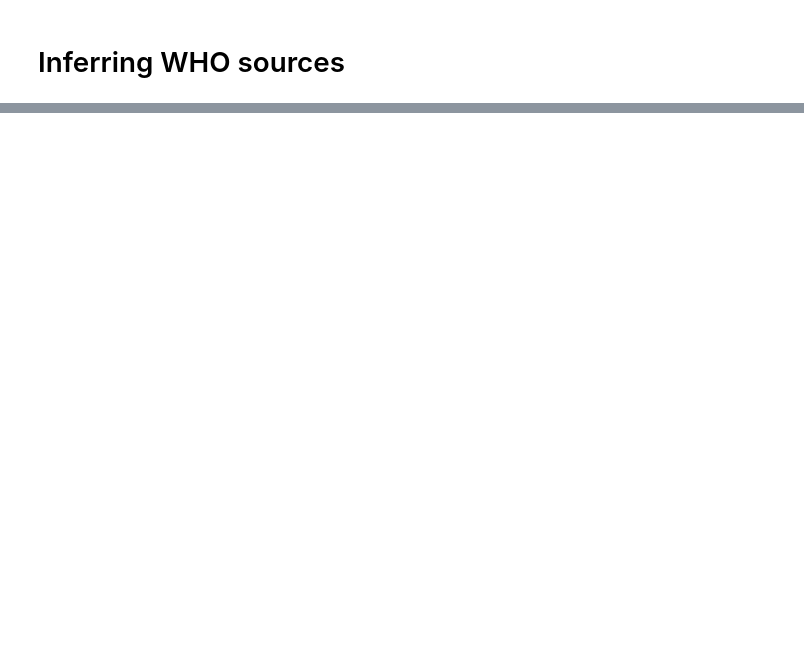
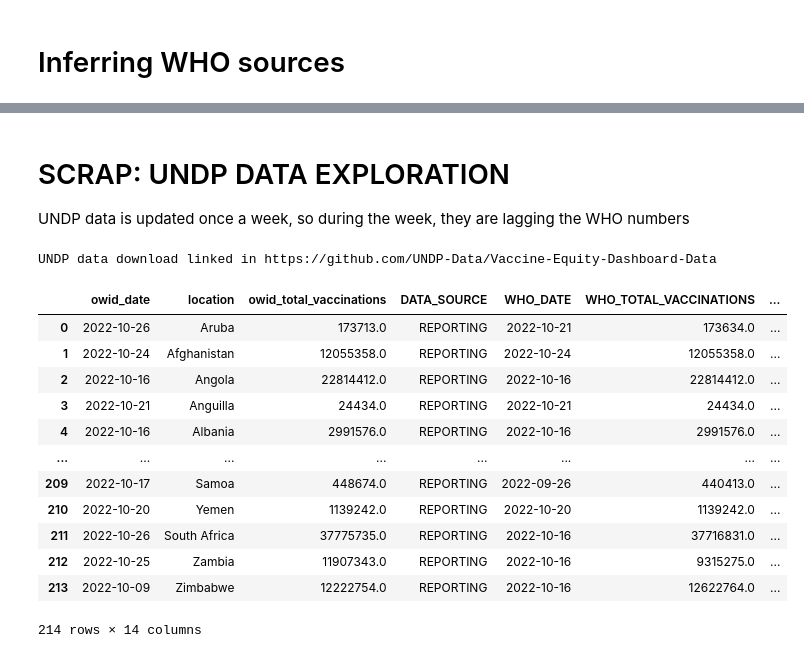
Before and after one commit to pandemic-tracking/global-vaccine, a Jupyter notebook: OWID_WHO_vaccine_administration_comparison.ipynb, the cells around one changed output, grey strips where cells are left out. Drawn from its saved outputs; the diff is of its cells as text; code cells hidden in the pictures; blank space fills up the shorter version.

Commit message:
added UNDP

```diff
--- a/OWID_WHO_vaccine_administration_comparison.ipynb
+++ b/OWID_WHO_vaccine_administration_comparison.ipynb
@@ -229,3 +228,54 @@ alt.Chart(merged_data).mark_bar().encode(
 )
 # %% [output]
 [interactive output not drawn]
+# %% [markdown]
+# SCRAP: UNDP DATA EXPLORATION
+UNDP data is updated once a week, so during the week, they are lagging the WHO numbers
+# %%
+print('UNDP data download linked in https://github.com/UNDP-Data/Vaccine-Equity-Dashboard-Data')
+undp_current_csv = "https://raw.githubusercontent.com/UNDP-Data/Vaccine-Equity-Dashboard-Data/main/Data.csv"
+who_yesterday_csv = "http://pandemic-tracking-collective-data.s3-website-us-east-1.amazonaws.com/globalvax/GL/GL-who_vaccination_data-20221026-134504.csv"
+undp_data = pd.read_csv(undp_current_csv)
+
+# drop columns from UNDP data
+undp_data.drop(columns=[
+   'y2021GGXWDG_NGDP','vaccinesdelivered_lag',
+       'y2021NGDPDPC', 'hdi', 'un_population2020',
+       'informcovid19risk', 'covid19riskclass', 'gap_percapita', 'gap_gghe',
+       'uhc', 'che', 'h7_vaccinationpolicy', 'e4_internationalsupport',
+       'h5_investmentinvaccines', 'stringencyindex_average',
+       'economicsupportindex', 'h7_name',
+       'number_vaccines_types_used', 'first_vaccine_date',
+       'deathscumulativetotal', 'deathsnewlyreportedinlast7days',
+       'vaccine_willingness_monthly', 'v3_vaccinefinancialsupportsummar',
+       'v3_name', 'population', 'total_boosters', 'total_boosters_per_hundred',
+       'dec40target', 'dec40target_name', 'securedvaccineofpopulation',
+       'total_donations', 'cost_gdp_income40', 'pricebracket_che40',
+       'utilrate_lag', 'donationsoftotal', 'casescumulativetotalper100000pop',
+       'casesnewlyreportedinlast7daysper', 'deathscumulativetotalper100000po',
+       'deathsnewlyreportedinlast7dayspe','vaccines_used'], inplace = True)
+
+# merged undp dataset with owid+who datasaet
+undp_merged = pd.merge(merged_data,undp_data, how='inner', left_on='iso_code', right_on='iso3').drop(columns=['COUNTRY','ISO3','total_boosters','vaccinesdelivered','deliveredpopulation','persons_vaccinated_1plus_dose','who_inferred_source',
+                                                                                                              'iso_code','who_inferred_source','Code','countryname','iso3','people_fully_vaccinated','persons_fully_vaccinated',
+                                                                                                              'persons_vaccinated_1plus_dose_pe'
+                                                                                                              ])
+undp_merged['diff_undp_who_totalvax'] = undp_merged.WHO_TOTAL_VACCINATIONS - undp_merged.total_vaccinations
+#undp_merged['diff_undp_owid_totalvax'] = undp_merged.owid_total_vaccinations - undp_merged.total_vaccinations
+undp_merged.loc[ undp_merged['diff_undp_who_totalvax'] != 0 ]
+undp_merged
+# %% [output]
+UNDP data download linked in https://github.com/UNDP-Data/Vaccine-Equity-Dashboard-Data
+|  | owid_date | location | owid_total_vaccinations | DATA_SOURCE | WHO_DATE | WHO_TOTAL_VACCINATIONS | ... |
+| 0 | 2022-10-26 | Aruba | 173713.0 | REPORTING | 2022-10-21 | 173634.0 | ... |
+| 1 | 2022-10-24 | Afghanistan | 12055358.0 | REPORTING | 2022-10-24 | 12055358.0 | ... |
+| 2 | 2022-10-16 | Angola | 22814412.0 | REPORTING | 2022-10-16 | 22814412.0 | ... |
+| 3 | 2022-10-21 | Anguilla | 24434.0 | REPORTING | 2022-10-21 | 24434.0 | ... |
+| 4 | 2022-10-16 | Albania | 2991576.0 | REPORTING | 2022-10-16 | 2991576.0 | ... |
+| ... | ... | ... | ... | ... | ... | ... | ... |
+| 209 | 2022-10-17 | Samoa | 448674.0 | REPORTING | 2022-09-26 | 440413.0 | ... |
+| 210 | 2022-10-20 | Yemen | 1139242.0 | REPORTING | 2022-10-20 | 1139242.0 | ... |
+| 211 | 2022-10-26 | South Africa | 37775735.0 | REPORTING | 2022-10-16 | 37716831.0 | ... |
+| 212 | 2022-10-25 | Zambia | 11907343.0 | REPORTING | 2022-10-16 | 9315275.0 | ... |
+| 213 | 2022-10-09 | Zimbabwe | 12222754.0 | REPORTING | 2022-10-16 | 12622764.0 | ... |
+214 rows × 14 columns
```
Also changed, not shown: parts of 6 cells of this notebook.
